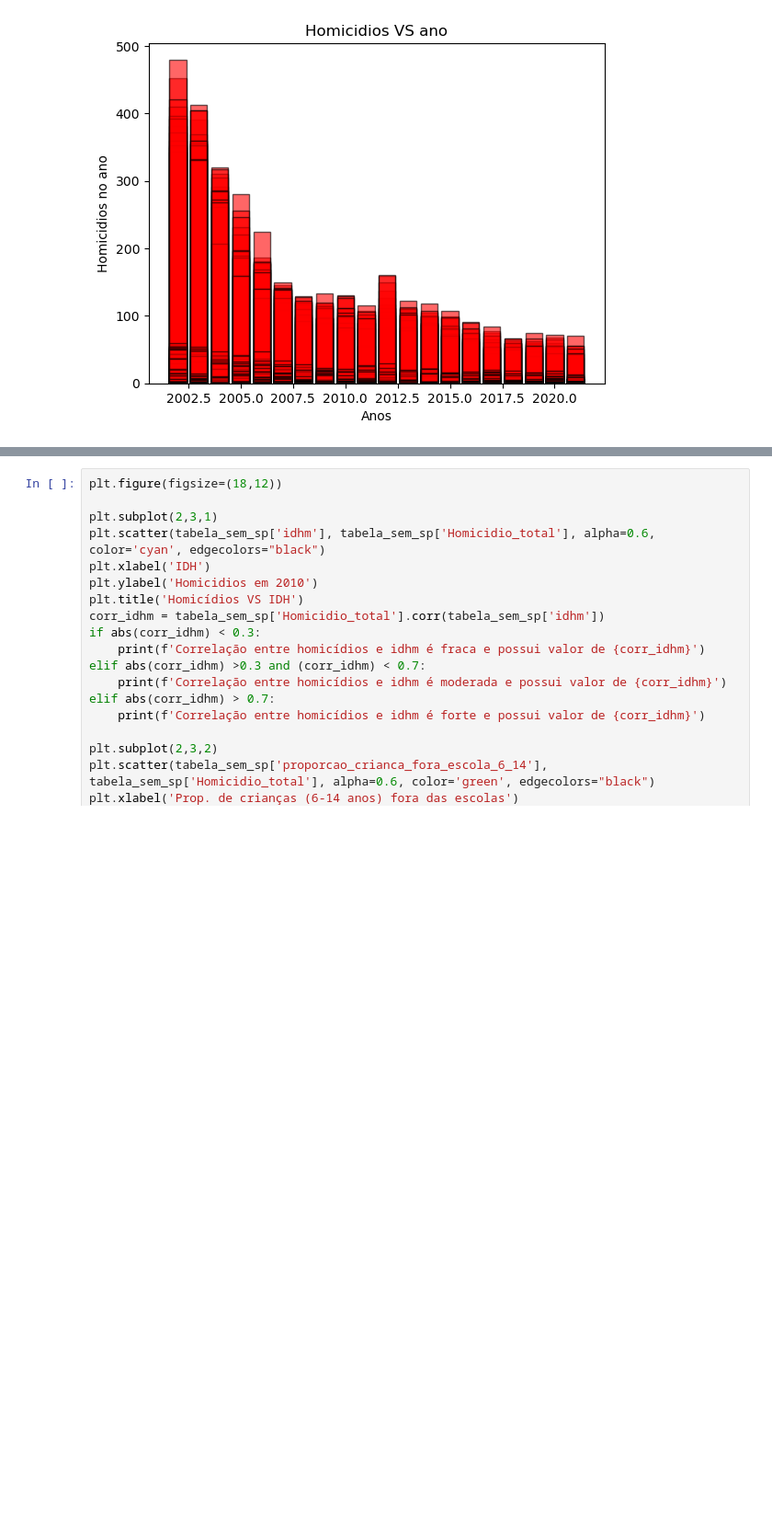
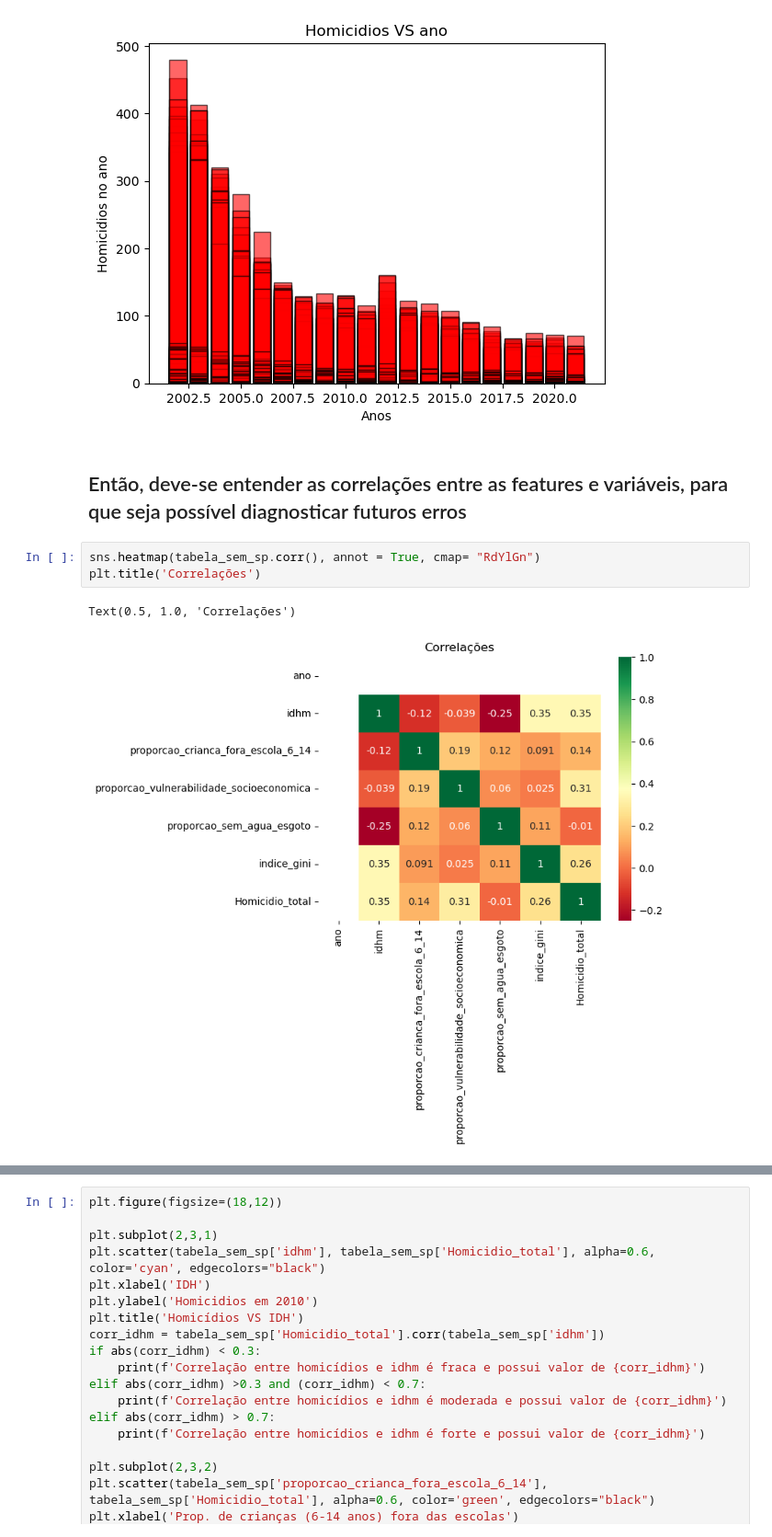
Before and after one commit to felipebns/P2_Cdados, a Jupyter notebook: p2_cdados.ipynb, the cells around one changed output, grey strips where cells are left out. Shown at 92% size. Saved outputs shown, nothing was run; the diff lists cells and outputs as text; blank space fills up the shorter version.

```diff
--- a/p2_cdados.ipynb
+++ b/p2_cdados.ipynb
@@ -198,4 +199,12 @@ plt.title('Homicidios VS ano')
 plt.show()
 # %% [output]
 [figure]
+# %% [markdown]
+ ## Então, deve-se entender as correlações entre as features e variáveis, para que seja possível diagnosticar futuros erros
+# %%
+sns.heatmap(tabela_sem_sp.corr(), annot = True, cmap= "RdYlGn")
+plt.title('Correlações')
+# %% [output]
+Text(0.5, 1.0, 'Correlações')
+[figure, added]
 # %% [markdown]
```
Also changed, not shown: parts of 16 cells of this notebook.
